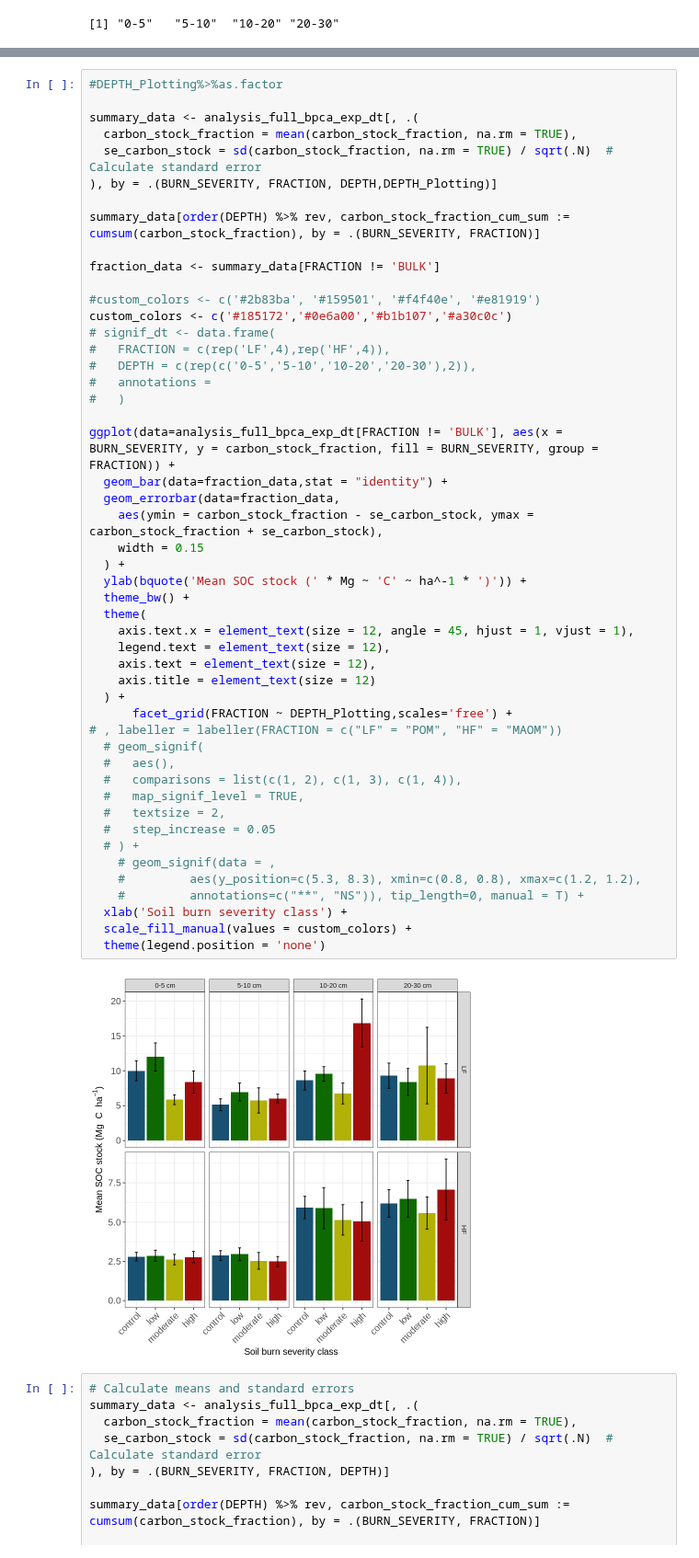
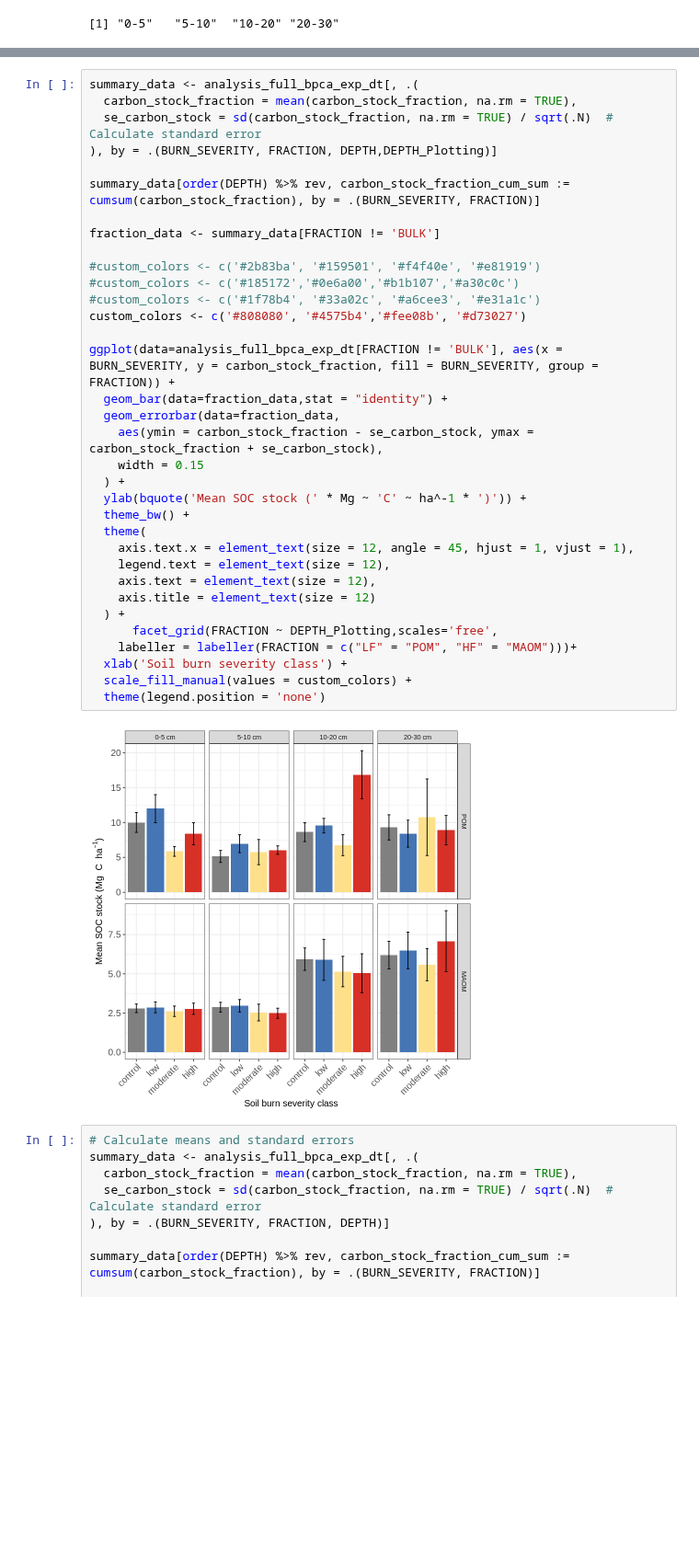
Before and after one commit to hayleypc/BPCA_HFF, a Jupyter notebook: BPCA_analysis_plotting.ipynb, the cells around one changed output, grey strips where cells are left out. Shown at 92% size. Saved outputs shown, nothing was run; the diff lists cells and outputs as text; blank space fills up the shorter version.

```diff
--- a/BPCA_analysis_plotting.ipynb
+++ b/BPCA_analysis_plotting.ipynb
@@ -1154,56 +1154,41 @@ A data.table: 24 × 13
 | HF | carbon_stock_fraction | 0-5 | 0.95903616 | 2.798393 | 1.061015 | 15 | 2.774693 | 0.7956659 | 5 | H | ... |
 | HF | carbon_stock_fraction | 10-20 | 0.97774268 | 5.931016 | 2.762686 | 15 | 5.887869 | 2.9224921 | 5 | L | ... |
 # %%
-#DEPTH_Plotting%>%as.factor
-
 summary_data <- analysis_full_bpca_exp_dt[, .(
   carbon_stock_fraction = mean(carbon_stock_fraction, na.rm = TRUE),
   se_carbon_stock = sd(carbon_stock_fraction, na.rm = TRUE) / sqrt(.N)  # Calculate standard error
 ), by = .(BURN_SEVERITY, FRACTION, DEPTH,DEPTH_Plotting)]
 
 summary_data[order(DEPTH) %>% rev, carbon_stock_fraction_cum_sum := cumsum(carbon_stock_fraction), by = .(BURN_SEVERITY, FRACTION)]
 
 fraction_data <- summary_data[FRACTION != 'BULK']
 
 #custom_colors <- c('#2b83ba', '#159501', '#f4f40e', '#e81919')
-custom_colors <- c('#185172','#0e6a00','#b1b107','#a30c0c')
-# signif_dt <- data.frame(
-#   FRACTION = c(rep('LF',4),rep('HF',4)),
-#   DEPTH = c(rep(c('0-5','5-10','10-20','20-30'),2)),
-#   annotations =
-#   )
+#custom_colors <- c('#185172','#0e6a00','#b1b107','#a30c0c')
+#custom_colors <- c('#1f78b4', '#33a02c', '#a6cee3', '#e31a1c')
+custom_colors <- c('#808080', '#4575b4','#fee08b', '#d73027')
 
 ggplot(data=analysis_full_bpca_exp_dt[FRACTION != 'BULK'], aes(x = BURN_SEVERITY, y = carbon_stock_fraction, fill = BURN_SEVERITY, group = FRACTION)) +
   geom_bar(data=fraction_data,stat = "identity") +
   geom_errorbar(data=fraction_data,
     aes(ymin = carbon_stock_fraction - se_carbon_stock, ymax = carbon_stock_fraction + se_carbon_stock),
     width = 0.15
   ) +
   ylab(bquote('Mean SOC stock (' * Mg ~ 'C' ~ ha^-1 * ')')) +
   theme_bw() +
   theme(
     axis.text.x = element_text(size = 12, angle = 45, hjust = 1, vjust = 1),
     legend.text = element_text(size = 12),
     axis.text = element_text(size = 12),
     axis.title = element_text(size = 12)
   ) +
-      facet_grid(FRACTION ~ DEPTH_Plotting,scales='free') +
-# , labeller = labeller(FRACTION = c("LF" = "POM", "HF" = "MAOM"))
-  # geom_signif(
-  #   aes(),
-  #   comparisons = list(c(1, 2), c(1, 3), c(1, 4)),
-  #   map_signif_level = TRUE,
-  #   textsize = 2,
-  #   step_increase = 0.05
-  # ) +
-    # geom_signif(data = ,
-    #         aes(y_position=c(5.3, 8.3), xmin=c(0.8, 0.8), xmax=c(1.2, 1.2),
-    #         annotations=c("**", "NS")), tip_length=0, manual = T) +
+      facet_grid(FRACTION ~ DEPTH_Plotting,scales='free',
+    labeller = labeller(FRACTION = c("LF" = "POM", "HF" = "MAOM")))+
   xlab('Soil burn severity class') +
   scale_fill_manual(values = custom_colors) +
   theme(legend.position = 'none')
 # %% [output]
-[figure, old version]
+[figure, new version]
 # %%
 # Calculate means and standard errors
 summary_data <- analysis_full_bpca_exp_dt[, .(
```
